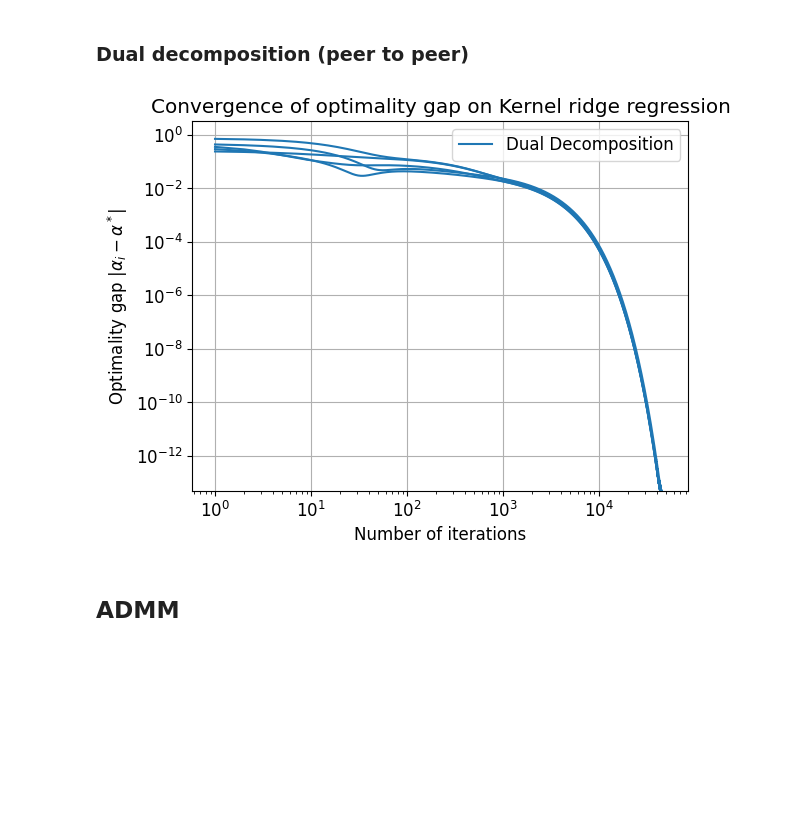
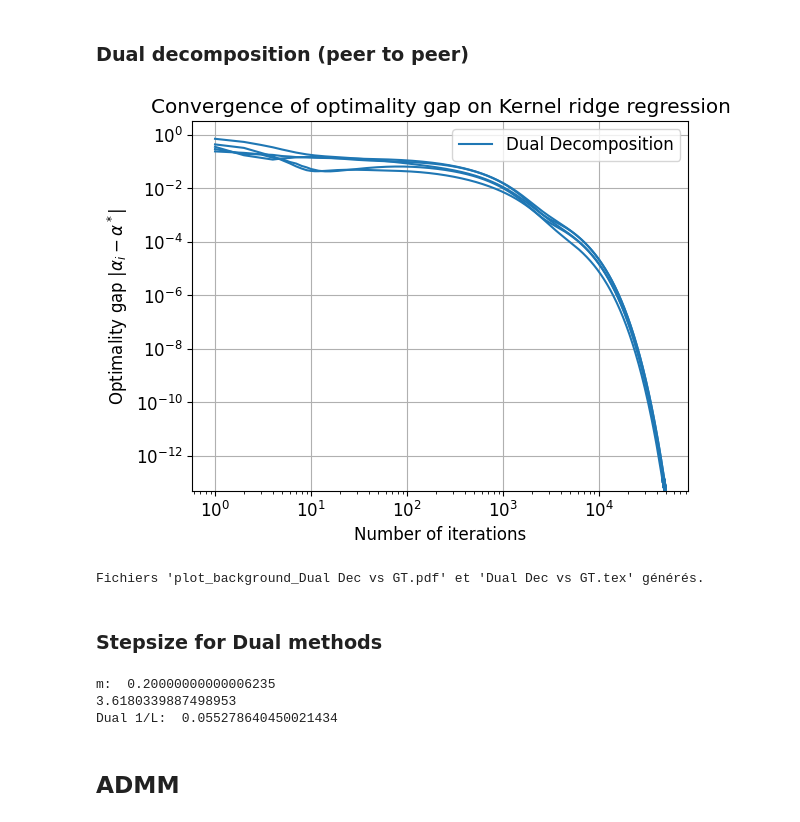
Before and after one commit to Loris-Manganelli/projet-cooperative-optimisation, a Jupyter notebook: Notebook.ipynb, the cells around one changed output. Saved outputs shown, nothing was run; the diff lists cells and outputs as text; code cells hidden in the pictures; blank space fills up the shorter version.

Commit message:
Convergence graph

```diff
--- a/Notebook.ipynb
+++ b/Notebook.ipynb
@@ -158,12 +132,12 @@ Fichiers 'plot_background_DGD_GT.pdf' et 'DGD_GT.tex' générés.
 ### Dual decomposition (peer to peer)
 # %%
 # Intialization
-A = np.ones([a,a])- np.eye(a)
+A = A_line
 multipliers_0 = np.zeros([int(np.sum(A)/2),m]) # Initialization of the multipliers for dual decomposition
 n_iter = 50000
-step_size = 0.01
+step_size = 0.1
 # %%
-alpha_dualdecomp, multipliers = dual_decomposition(multipliers_0, K_a, K_mm, y_a, np.ones([a, a]), sigma=0.5, nu=1.0, max_iter=n_iter, lr=step_size)
+alpha_dualdecomp, multipliers = dual_decomposition(multipliers_0, K_a, K_mm, y_a, A, sigma=0.5, nu=1.0, max_iter=n_iter, lr=step_size)
 make_gap_graph(alpha, {'Dual Decomposition': alpha_dualdecomp},pdf=False,precisionlimit=5e-14)
 # %% [output]
-[figure, old version]
+[figure, new version]
@@ -176,3 +144,25 @@ step_size = 1
+# %%
+alpha_gt = GT(alpha_0, K_a, K_mm, y_a, W, sigma=0.5, nu=1.0, max_iter=n_iter, lr=0.002)
+make_gap_graph_with_tikz(alpha, {'Dual Dec': alpha_dualdecomp, 'GT': alpha_gt}, A_line, W, lr=step_size,title="Dual Dec vs GT")
+# %% [output]
+Fichiers 'plot_background_Dual Dec vs GT.pdf' et 'Dual Dec vs GT.tex' générés.
+# %% [markdown]
+### Stepsize for Dual methods
+# %%
+Conv_m=np.min([np.min(np.linalg.eigvalsh(h)) for h in H])
+L=np.max([np.max(np.linalg.eigvalsh(h)) for h in H])
+print("m: ",Conv_m)
+Liste=[]
+inc=incidence_oriented(A_line)
+AA=inc
+sing=np.max(np.linalg.eigvalsh(AA@np.transpose(AA)))
+sing2=np.min(np.linalg.det(np.transpose(AA)@AA))
+print(sing)
+print("Dual 1/L: ",Conv_m/sing)
+# %% [output]
+m:  0.20000000000006235
+3.6180339887498953
+Dual 1/L:  0.055278640450021434
 # %% [markdown]
 ## ADMM
 # %%
```
Also changed, not shown: parts of 8 cells of this notebook, 10 other files.
